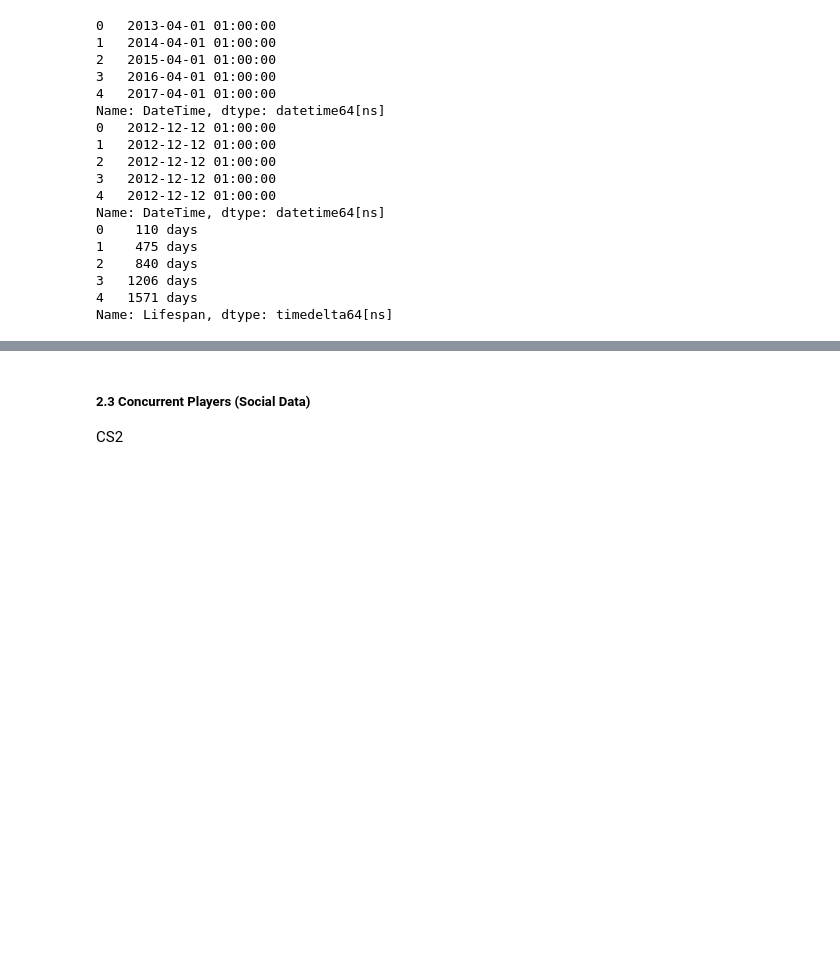
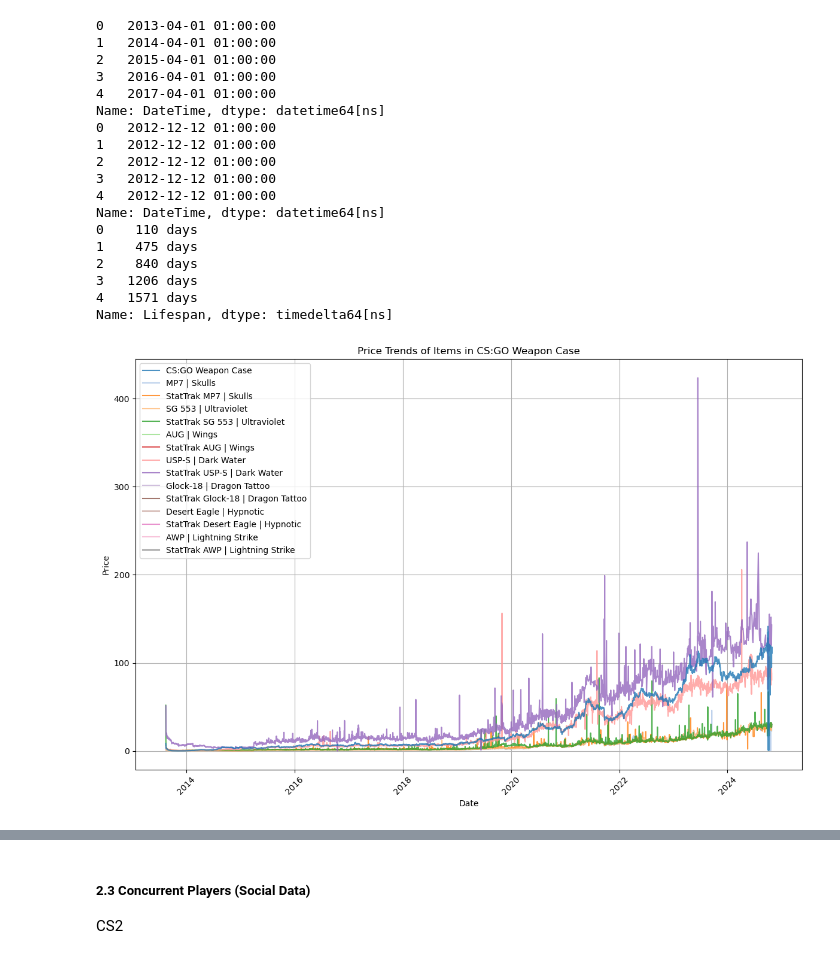
Before and after one commit to aalichao/CMPE255, a Jupyter notebook: Project.ipynb, the cells around one changed output, grey strips where cells are left out. Saved outputs shown, nothing was run; the diff lists cells and outputs as text; code cells hidden in the pictures; blank space fills up the shorter version.

```diff
--- a/Project.ipynb
+++ b/Project.ipynb
@@ -386,3 +387,58 @@ Name: DateTime, dtype: datetime64[ns]
 Name: Lifespan, dtype: timedelta64[ns]
 # %%
 tf.to_json('./TF2Prices/CombinedTF2Prices_MultiParents_Dates_Lifetime.json', orient='records', lines=True, date_format='iso')
+# %%
+cs = pd.read_csv('./CS2Prices/CombinedCS2Prices_Dates_Lifetime.csv')
+
+family = {'CS:GO Weapon Case': ['MP7 | Skulls', 'SG 553 | Ultraviolet', 'AUG | Wings', 'USP-S | Dark Water', 'Glock-18 | Dragon Tattoo', 'Desert Eagle | Hypnotic', 'AWP | Lightning Strike']}
+
+# Ensure 'DateTime' column is in datetime format
+cs['DateTime'] = pd.to_datetime(cs['DateTime'], errors='coerce')
+
+# Set up the plot
+plt.figure(figsize=(12, 8))
+
+conditions = ['(Battle-Scarred)', '(Well-Worn)', '(Field-Tested)', '(Minimal Wear)', '(Factory New)']
+
+# Initialize color map
+colors = plt.cm.tab20.colors
+# Track color index
+color_idx = 20
+
+# Loop through each parent and their children in the family dictionary
+for parent, children in family.items():
+    item_data = cs[cs['Item Name'] == parent]
+    # Plot the price over time for each child item
+    plt.plot(item_data['DateTime'], item_data['Price'], label=parent, color=colors[color_idx % len(colors)], alpha=0.8, zorder=10)
+    color_idx += 1
+
+    for child in children:
+        # for condition in conditions[2:3]:
+        # Filter the DataFrame for each child item
+        item_data = cs[cs['Item Name'] == (child + f' (Field-Tested)')]
+
+        # Plot the price over time for each child item
+        plt.plot(item_data['DateTime'], item_data['Price'], label=child, color=colors[color_idx % len(colors)], alpha=0.8)
+        color_idx += 1
+
+        # Filter the DataFrame for each child item
+        item_data = cs[cs['Item Name'] == ('StatTrak ' + child + f' (Field-Tested)')]
+
+        # Plot the price over time for each child item
+        plt.plot(item_data['DateTime'], item_data['Price'], label='StatTrak ' + child, color=colors[color_idx % len(colors)], alpha=0.8)
+        color_idx += 1
+
+
+# Customize the plot
+plt.title('Price Trends of Items in CS:GO Weapon Case')
+plt.xlabel('Date')
+plt.ylabel('Price')
+plt.legend(loc='upper left')  # Adds a legend to differentiate items
+plt.xticks(rotation=45)       # Rotate x-axis dates for readability
+plt.grid(True)                # Add grid for easier reading of values
+
+# Show the plot
+plt.tight_layout()            # Adjust layout to prevent overlap
+plt.show()
+# %% [output]
+[figure, added]
```
Also changed, not shown: parts of 16 cells of this notebook.
